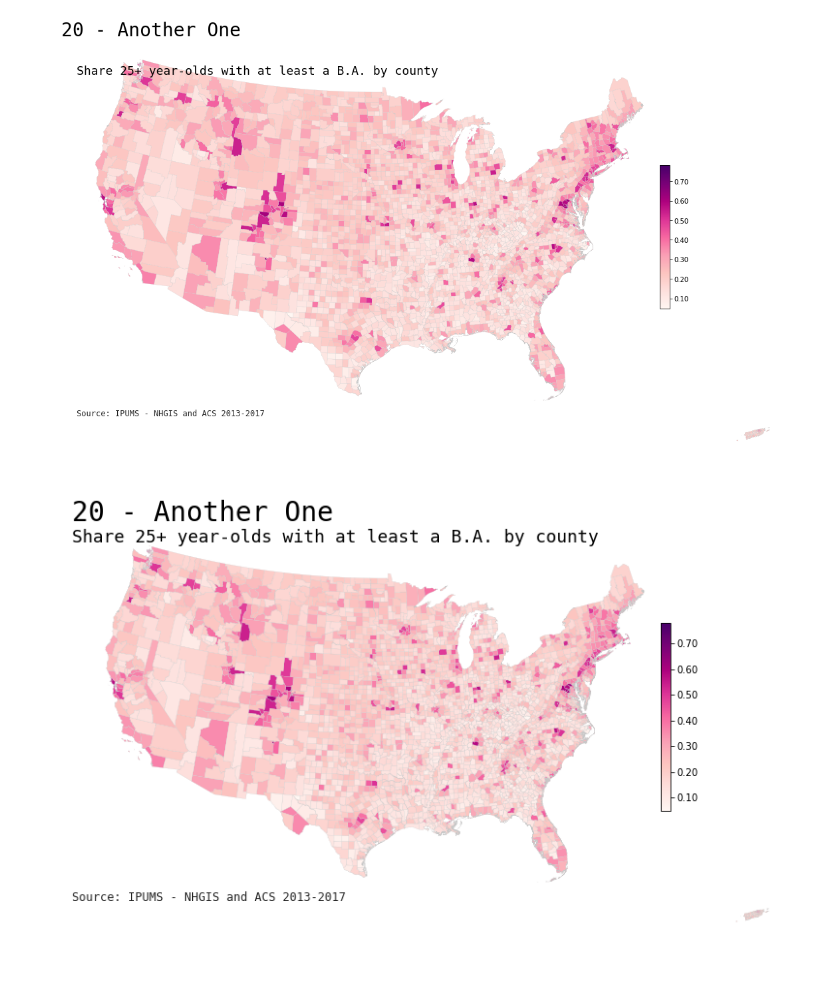
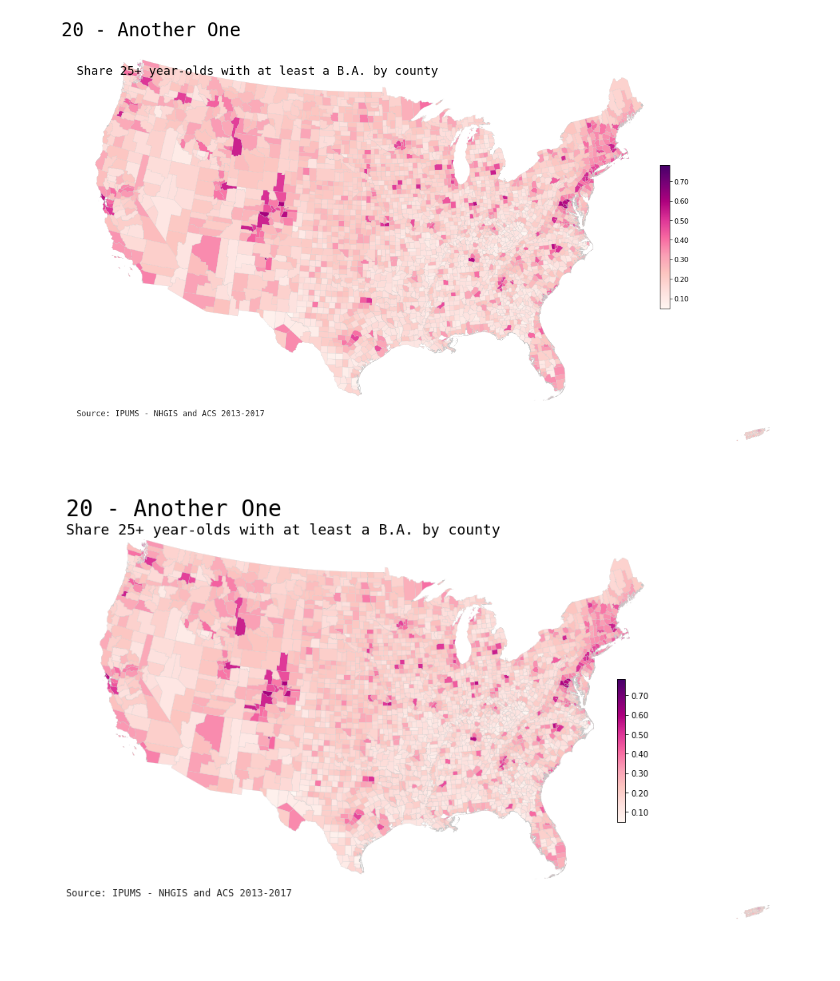
Before and after one commit to chekos/-100Viz, a Jupyter notebook: #100Viz/20 - Another One/notebooks/Exploration and draft figures.ipynb, the cells around one changed output. Saved outputs shown, nothing was run; the diff lists cells and outputs as text; code cells hidden in the pictures.

```diff
--- a/#100Viz/20 - Another One/notebooks/Exploration and draft figures.ipynb
+++ b/#100Viz/20 - Another One/notebooks/Exploration and draft figures.ipynb
@@ -227,19 +227,21 @@ plt.savefig("../reports/figures/final/mainland_us_share_ba.png", dpi=400)
 # %%
 # for insta
 fig, ax = plt.subplots(1, figsize=(13.50, 10.80))
 
 mainland_4326.plot(column='BA_share', cmap='RdPu', linewidth=0.2, ax=ax, edgecolor='#c8c8c8', legend = False,);
 ax.axis('off');
 
 # Now adding the colorbar
 mappable = ax.collections[0]
-cbaxes = fig.add_axes([0.75, 0.4, 0.01, 0.25])
+cbaxes = fig.add_axes([0.75, 0.35, 0.01, 0.23])
 fig.colorbar(mappable,cax = cbaxes, shrink = 0.5, format = '%.2f')
 
 ax.set_title("20 - Another One", fontdict= {'fontsize': '28', 'fontweight': '5', 'fontfamily': 'monospace'}, loc = 'left', );
 ax.annotate('Source: IPUMS - NHGIS and ACS 2013-2017', xy=(0., .12), xycoords = 'axes fraction', horizontalalignment = 'left', verticalalignment = 'top', fontsize = 12, color = '#222222', fontfamily='monospace');
 ax.annotate('Share 25+ year-olds with at least a B.A. by county', xy=(0, .995), xycoords = 'axes fraction', horizontalalignment = 'left', verticalalignment = 'top', fontsize = 18, color = '#000000', fontfamily='monospace');
 
+plt.tight_layout()
+
 plt.savefig("../reports/figures/final/20 - Another One.png", dpi=400)
 # %% [output]
-[figure, old version]
+[figure, new version]
```
Also changed, not shown: 1 other file.
